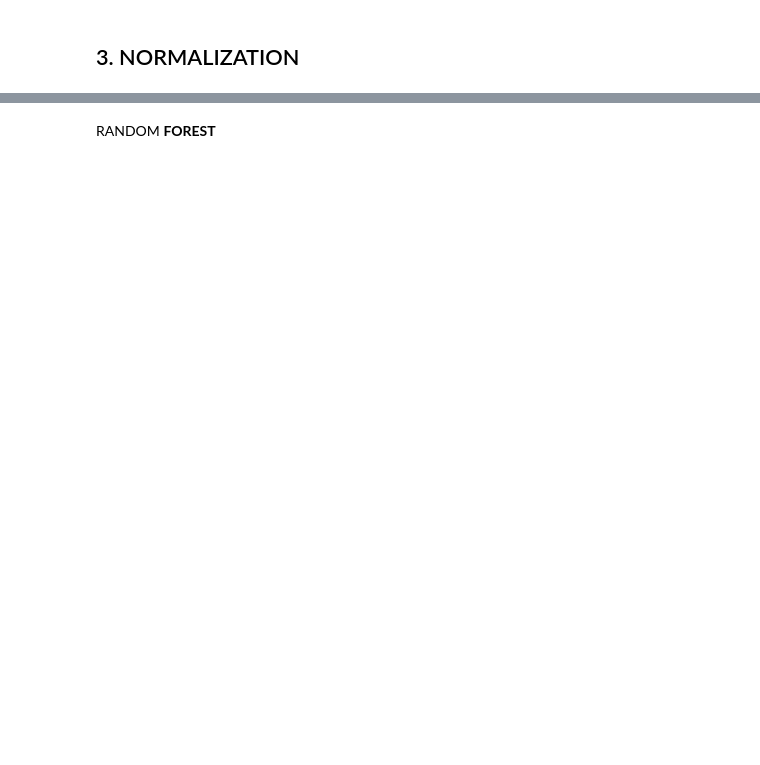
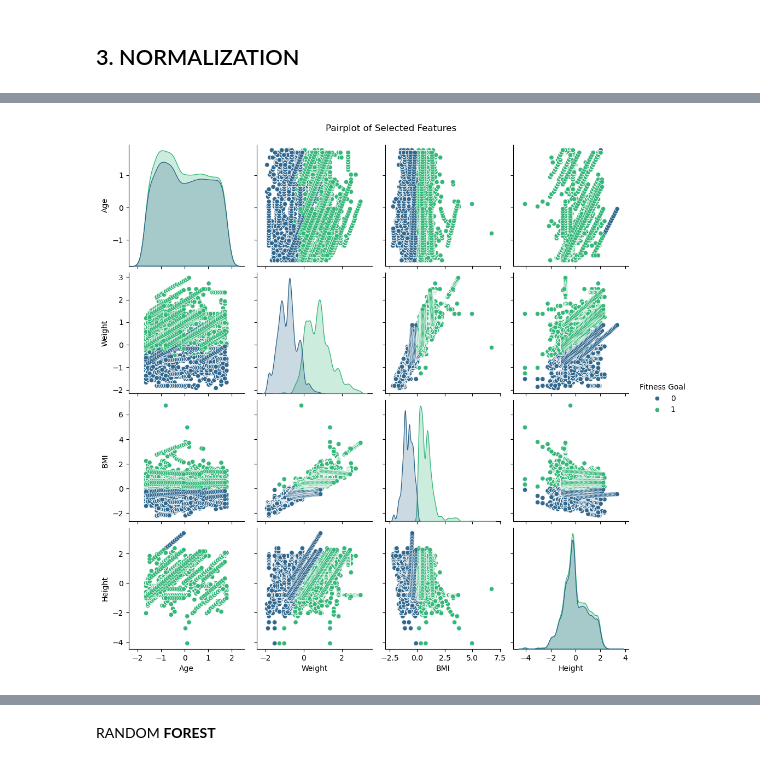
Before and after one commit to agarg2004/swasthya-sarthi, a Jupyter notebook: model.ipynb, the cells around one changed output, grey strips where cells are left out. Saved outputs shown, nothing was run; the diff lists cells and outputs as text; code cells hidden in the pictures; blank space fills up the shorter version.

```diff
--- a/model.ipynb
+++ b/model.ipynb
@@ -179,15 +282,17 @@ plt.show()
 # %%
 import seaborn as sns
 import matplotlib.pyplot as plt
 
 # Corrected pairplot with column names matching your dataset
-sns.pairplot(data, vars=['age', 'weight', 'bmi', 'Height'], hue='fitness_goal', palette='viridis')
+sns.pairplot(data, vars=['Age', 'Weight', 'BMI', 'Height'], hue='Fitness Goal', palette='viridis')
 
 # Add a title to the pairplot
 plt.suptitle("Pairplot of Selected Features", y=1.02)
 
 # Show the plot
 plt.show()
+# %% [output]
+[figure, added]
 # %%
 from sklearn.cluster import KMeans
 import numpy as np
```
Also changed, not shown: parts of 21 cells of this notebook, 7 other files.
